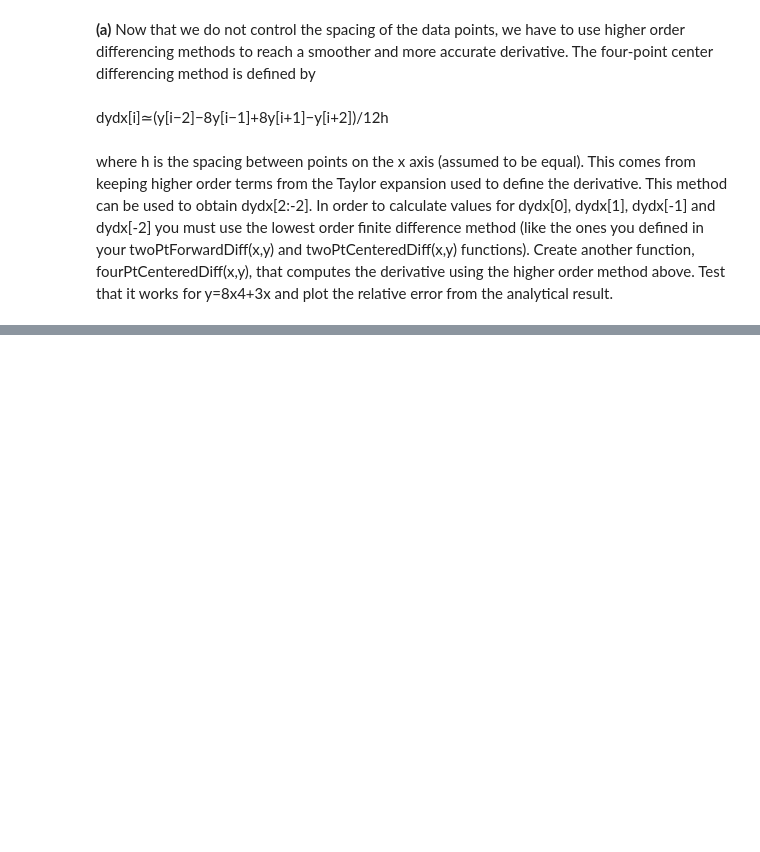
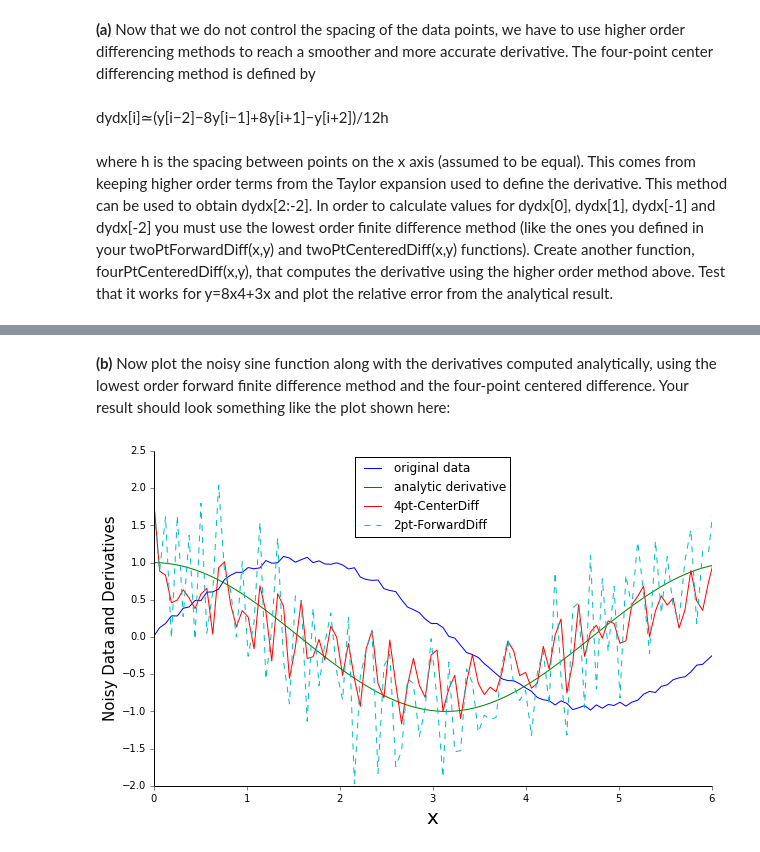
Before and after one commit to callen09/PHYS202-S14, a Jupyter notebook: SciPy/DifferentiationExercises.ipynb, the cells around one changed output, grey strips where cells are left out. Drawn from its saved outputs; the diff is of its cells as text; code cells hidden in the pictures; blank space fills up the shorter version.

```diff
--- a/SciPy/DifferentiationExercises.ipynb
+++ b/SciPy/DifferentiationExercises.ipynb
@@ -183 +221,29 @@ print max(percentError)
 223.488281764
+# %% [markdown]
+**(b)** Now plot the noisy sine function along with the derivatives computed analytically, using the lowest order forward finite difference method and the four-point centered difference. Your result should look something like the plot shown here:
+# %%
+x = np.linspace(0,2*pi,100)
+y = np.sin(x) + 0.1*random.random(size=x.shape)
+dydx = np.cos(x)
+
+plt.figure(figsize=(10,6),dpi=80)
+
+ax = plt.gca()
+ax.tick_params(direction='out',top=False,right=False)
+ax.spines['top'].set_visible(False)
+ax.spines['right'].set_visible(False)
+
+plt.plot(x,y,label ='original data')
+plt.plot(x,dydx,label='analytic derivative')
+plt.plot(x,fourPtCenteredDiff(x,y,0.1),label='4pt-CenterDiff',linestyle='-')
+plt.plot(x,twoPtForwardDiff(x,y),label='2pt-ForwardDiff',linestyle='--')
+
+plt.xlim(0,6)
+
+plt.ylabel('Noisy Data and Derivatives',fontsize=15)
+plt.xlabel('x',fontsize=20)
+
+plt.legend(loc='best')
+plt.show()
+# %% [output]
+[figure, added]
```
Also changed, not shown: parts of 7 cells of this notebook, 2 other files.
